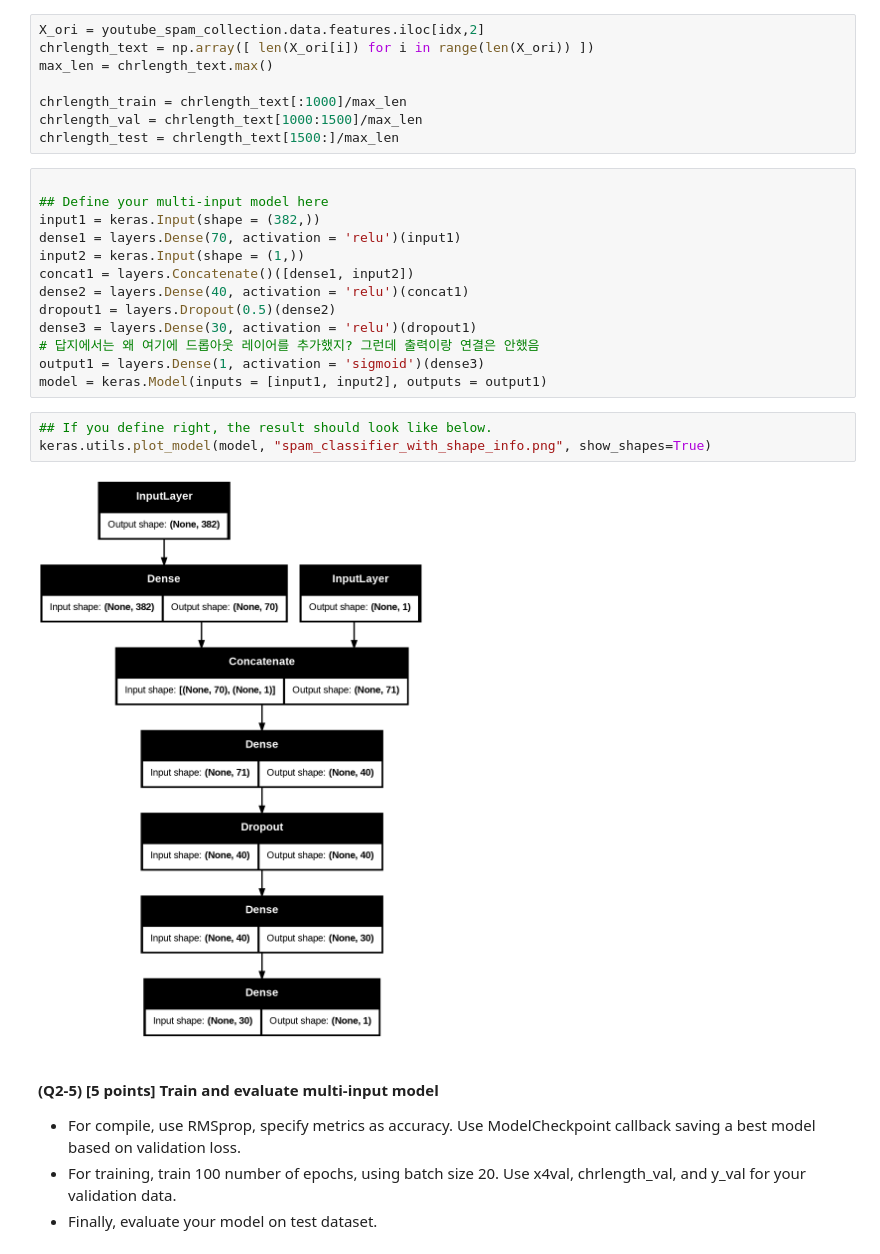
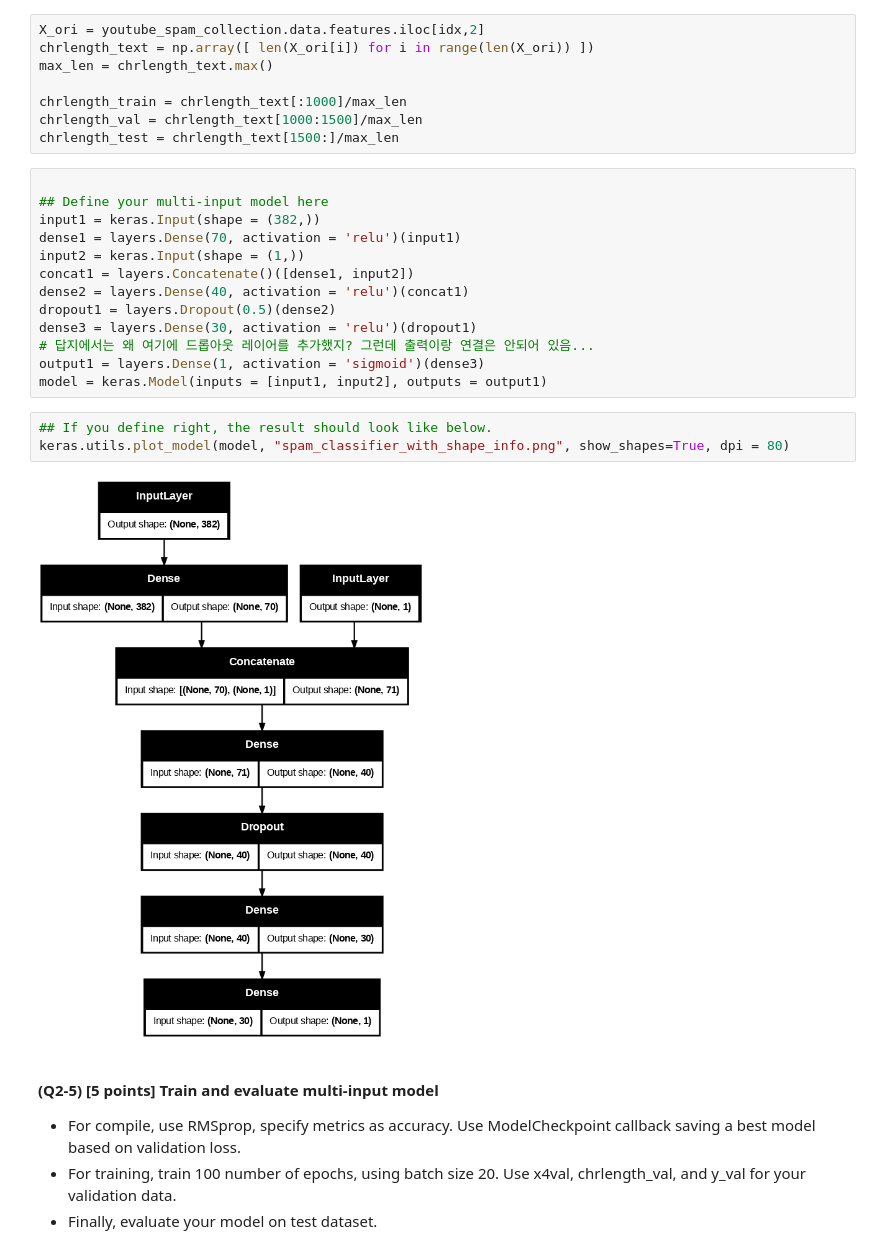
Before and after one commit to motorio0829/DL-for-AI, a Jupyter notebook: 2024중간고사 풀어보기.ipynb, the cells around one changed output. Saved outputs shown, nothing was run; the diff lists cells and outputs as text.

```diff
--- a/2024중간고사 풀어보기.ipynb
+++ b/2024중간고사 풀어보기.ipynb
@@ -519,14 +519,14 @@ concat1 = layers.Concatenate()([dense1, input2])
 dense2 = layers.Dense(40, activation = 'relu')(concat1)
 dropout1 = layers.Dropout(0.5)(dense2)
 dense3 = layers.Dense(30, activation = 'relu')(dropout1)
-# 답지에서는 왜 여기에 드롭아웃 레이어를 추가했지? 그런데 출력이랑 연결은 안했음
+# 답지에서는 왜 여기에 드롭아웃 레이어를 추가했지? 그런데 출력이랑 연결은 안되어 있음...
 output1 = layers.Dense(1, activation = 'sigmoid')(dense3)
 model = keras.Model(inputs = [input1, input2], outputs = output1)
 # %%
 ## If you define right, the result should look like below.
-keras.utils.plot_model(model, "spam_classifier_with_shape_info.png", show_shapes=True)
+keras.utils.plot_model(model, "spam_classifier_with_shape_info.png", show_shapes=True, dpi = 80)
 # %% [output]
-[figure, old version]
+[figure, new version]
 # %% [markdown]
 #### (Q2-5) [5 points] Train and evaluate multi-input model
   - For compile, use RMSprop, specify metrics as accuracy. Use ModelCheckpoint callback saving a best model based on validation loss.
```
